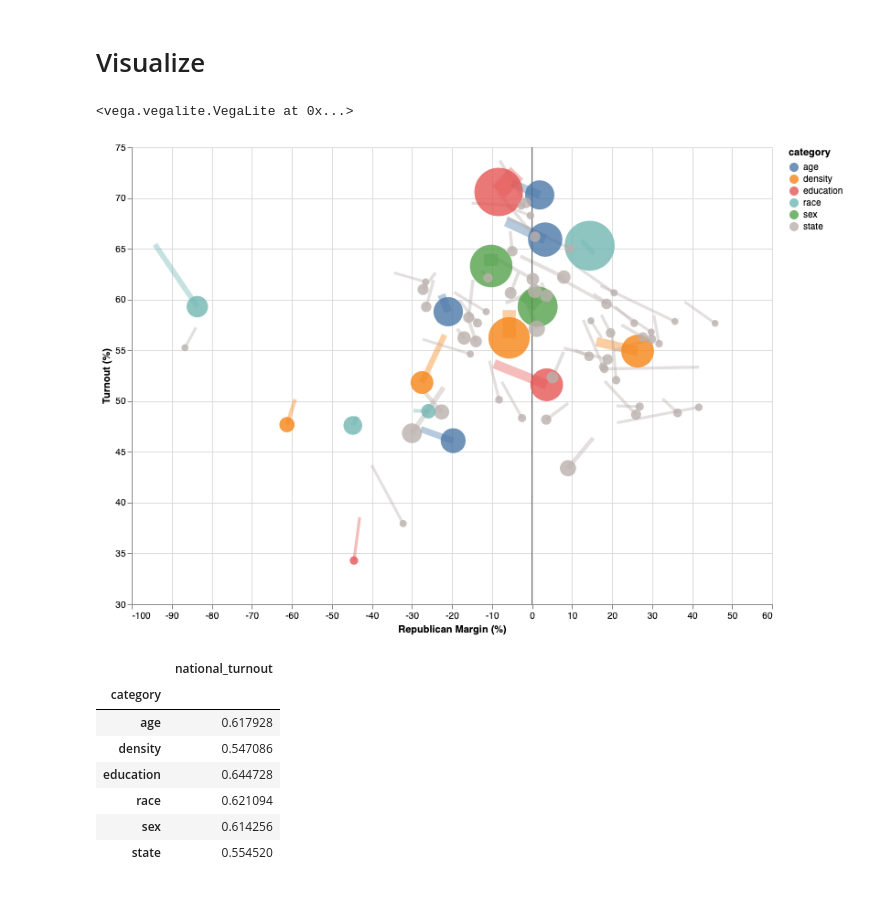
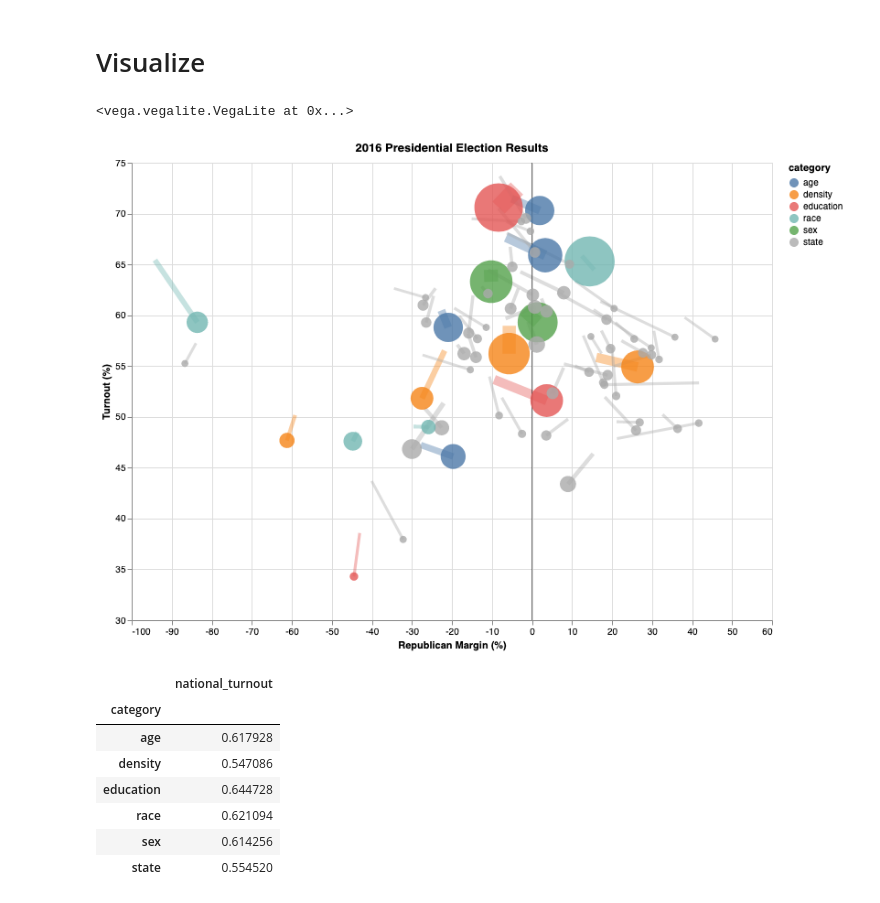
Before and after one commit to psthomas/onevis, a Jupyter notebook: onevis.ipynb, the cells around one changed output. Saved outputs shown, nothing was run; the diff lists cells and outputs as text; code cells hidden in the pictures.

```diff
--- a/onevis.ipynb
+++ b/onevis.ipynb
@@ -204,7 +205,7 @@ Name: category, dtype: object
 # %%
 #colors = ['blue', 'orange', 'red', 'lightblue', 'grey', 'green'] #range=colors
 colors = ['rgb(76, 120, 168)', 'rgb(245, 133, 24)', 'rgb(228, 87, 86)',
-    'rgb(114, 183, 178)', 'rgb(84, 162, 75)','rgb(186, 176, 172)']
+    'rgb(114, 183, 178)', 'rgb(84, 162, 75)','#aaa']  #rgb(186, 176, 172) #666
 scheme = 'tableau20' #tableau20 'dark2'  scheme = 'category20' category10
 
 plot_df = stvis_df.copy()
@@ -294,35 +295,36 @@ y = alt.Chart(zero_axis).mark_rule().encode(y='y:Q', opacity=alt.value(0.6))
 #     size=alt.value(12),
 #     fill=alt.value('black')
 # )
 
 
 chart = alt.layer(lines, x, y, circles).properties(
+    title='2016 Presidential Election Results',
     background='#fff',
     width=700,
     height=500,
 ).interactive()
 
 
 #Output chart
-#chart.save('onevis.html')
+chart.save('onevis.html')
 
 chart
 # Think about using mart_trail to make shooting stars?
 # https://altair-viz.github.io/gallery/trail_marker.html
 # Think about color coding by group too, because you don't need to color by margin -- it's already in the plot!
 #Maybe the best visualization is a table??
 #So have color coded table with Turnout, Margin, changes in both, and then sort by group size,
 #from largest to smallest. So it would start with sex,
 # Or maybe have a "consequence" column that is the total changes in votes +- for that group, and sort by absolute
 # value.
 
 #The male/female numbers are correct, at least the turnout.  And it's mathematically impossible
 #to have all turnouts for a category beneath all turnouts for another category.  It HAS to be made up
 #somewhere, or at least asymptotically equal to it.
 #So the problem seems to be the county data aggregation I did.
 # %% [output]
 <vega.vegalite.VegaLite at 0x...>
-[figure, old version]
+[figure, new version]
 # %%
 # Just use it as is for now? Explain that it's a problem that e.g. every density bubble has a lower
 # turnout than every gender bubble. This is mathematically impossible, but it's the result of
```
Also changed, not shown: parts of 1 cell of this notebook, 9 other files.
